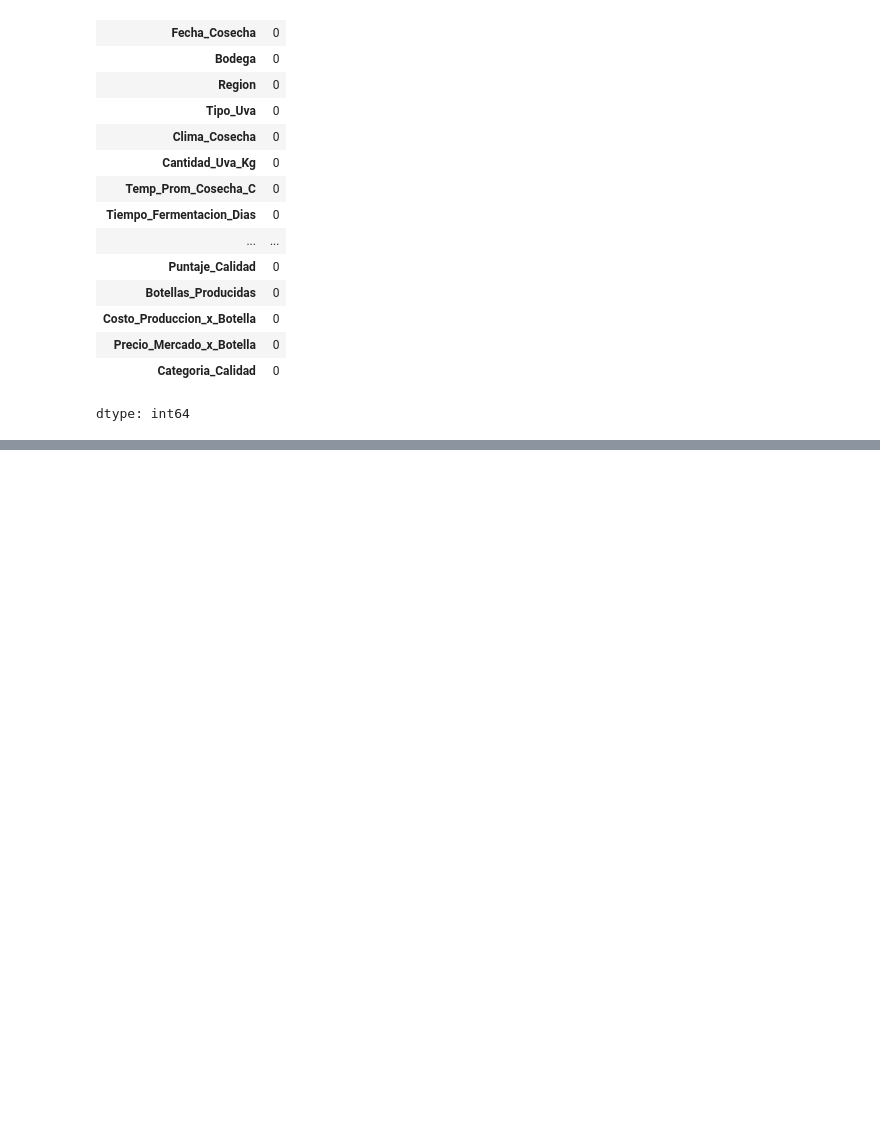
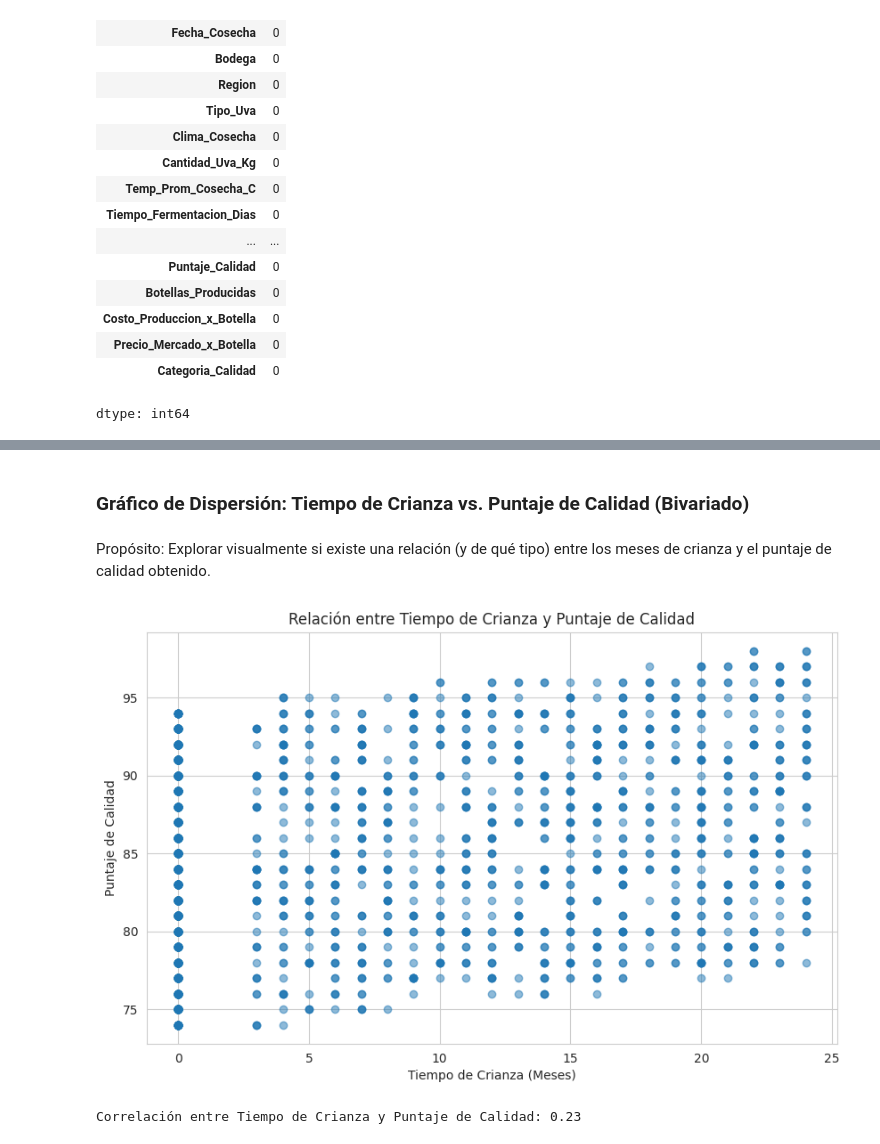
Before and after one commit to juancruzalbornoz/ProyectoDS, a Jupyter notebook: ProyectoDSParteIAlbornozJuanCruz.ipynb, the cells around one changed output, grey strips where cells are left out. Drawn from its saved outputs; the diff is of its cells as text; code cells hidden in the pictures; blank space fills up the shorter version.

```diff
--- a/ProyectoDSParteIAlbornozJuanCruz.ipynb
+++ b/ProyectoDSParteIAlbornozJuanCruz.ipynb
@@ -398,0 +493,19 @@ dtype: int64
+# %% [markdown]
+### Gráfico de Dispersión: Tiempo de Crianza vs. Puntaje de Calidad (Bivariado)
+# %% [markdown]
+Propósito: Explorar visualmente si existe una relación (y de qué tipo) entre los meses de crianza y el puntaje de calidad obtenido.
+# %%
+plt.figure(figsize=(10, 6))
+plt.scatter(df_imputado_moda['Tiempo_Crianza_Meses'], df_imputado_moda['Puntaje_Calidad'], alpha=0.5)
+plt.title('Relación entre Tiempo de Crianza y Puntaje de Calidad')
+plt.xlabel('Tiempo de Crianza (Meses)')
+plt.ylabel('Puntaje de Calidad')
+plt.grid(True)
+plt.show()
+
+# Correlación (Resumen Numérico)
+correlation = df_imputado_moda['Tiempo_Crianza_Meses'].corr(df_imputado_moda['Puntaje_Calidad'])
+print(f"\nCorrelación entre Tiempo de Crianza y Puntaje de Calidad: {correlation:.2f}")
+# %% [output]
+[figure, added]
+Correlación entre Tiempo de Crianza y Puntaje de Calidad: 0.23
```
Also changed, not shown: parts of 43 cells of this notebook.
